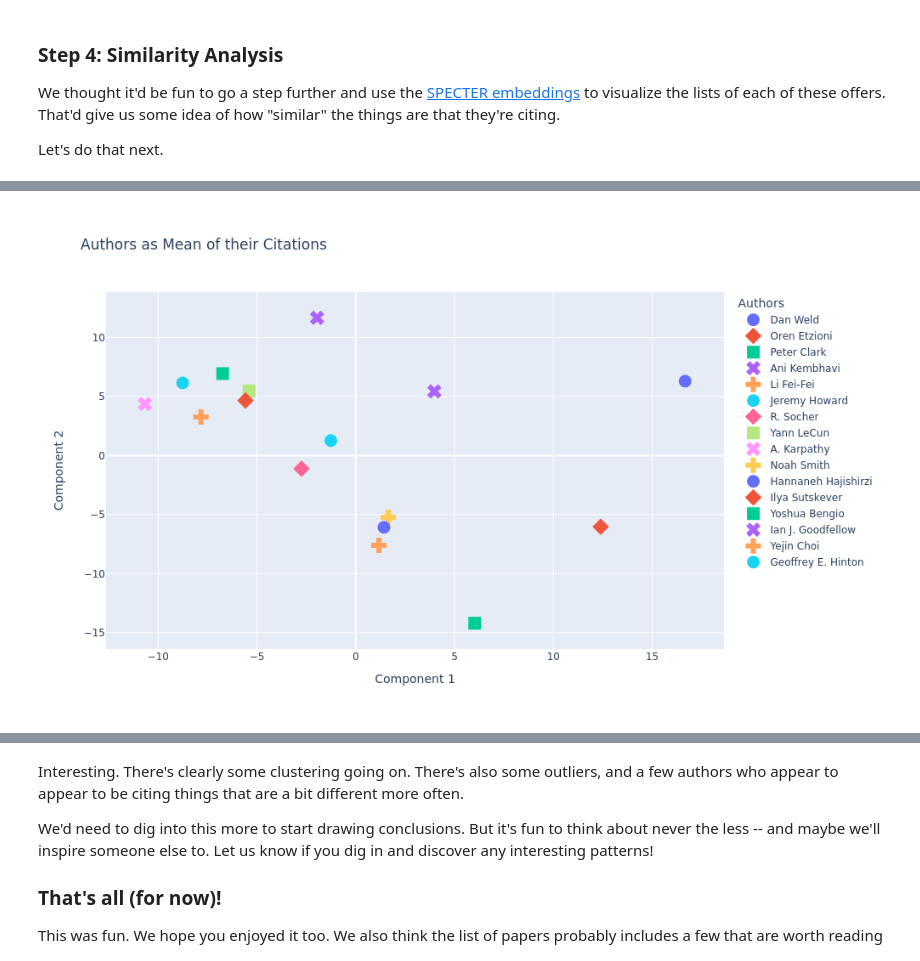
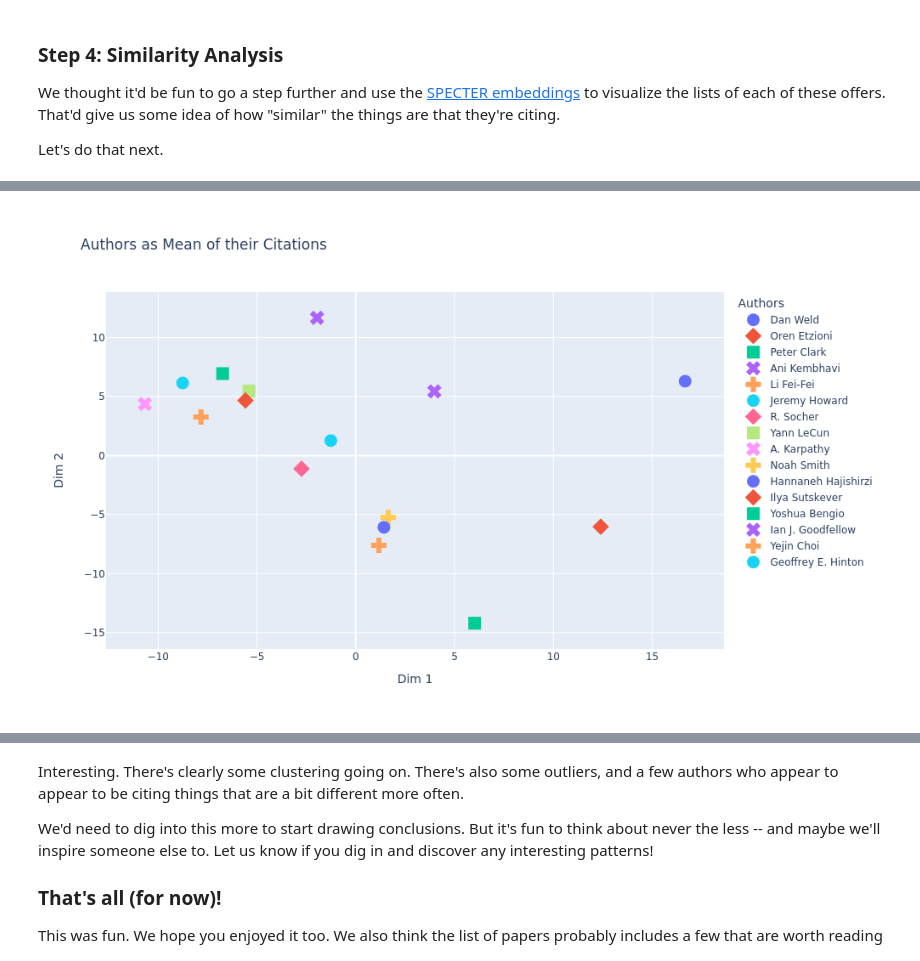
Before and after one commit to allenai/author-explorer, a Jupyter notebook: AuthorTopCitedPapers.ipynb, the cells around one changed output, grey strips where cells are left out. Saved outputs shown, nothing was run; the diff lists cells and outputs as text; code cells hidden in the pictures.

Commit message:
stlying fixes for the plot

```diff
--- a/AuthorTopCitedPapers.ipynb
+++ b/AuthorTopCitedPapers.ipynb
@@ -390,19 +390,19 @@ fig.show()
 # %%
 mean_reduced_embs = []
 authors = list(author_paper_idx.keys())
 for aname in authors:
-    x=reduced_df[reduced_df["Cited By"]==aname]["Component 1"].mean()
-    y=reduced_df[reduced_df["Cited By"]==aname]["Component 2"].mean()
+    x=reduced_df[reduced_df["Cited By"]==aname]["Dim 1"].mean()
+    y=reduced_df[reduced_df["Cited By"]==aname]["Dim 2"].mean()
     mean_reduced_embs.append((x,y))
 
 fig=px.scatter(x=[c[0] for c in mean_reduced_embs], y=[c[1] for c in mean_reduced_embs],
-               labels= {"x": "Dim 1", "y": "Component 2", "color": "Authors", "symbol": "Authors"},
+               labels= {"x": "Dim 1", "y": "Dim 2", "color": "Authors", "symbol": "Authors"},
                color=authors, symbol=authors, title="Authors as Mean of their Citations",)
 fig.update_traces(marker={'size': 15})
 fig.show("png")
 fig.show()
 # %% [output]
-[figure, old version]
+[figure, new version]
 [interactive output not drawn]
 # %%
 cited_papers_df = pd.DataFrame([{"Title": unique_papers[p]["title"], "Year": unique_papers[p]["year"],
```
Also changed, not shown: parts of 4 cells of this notebook.
